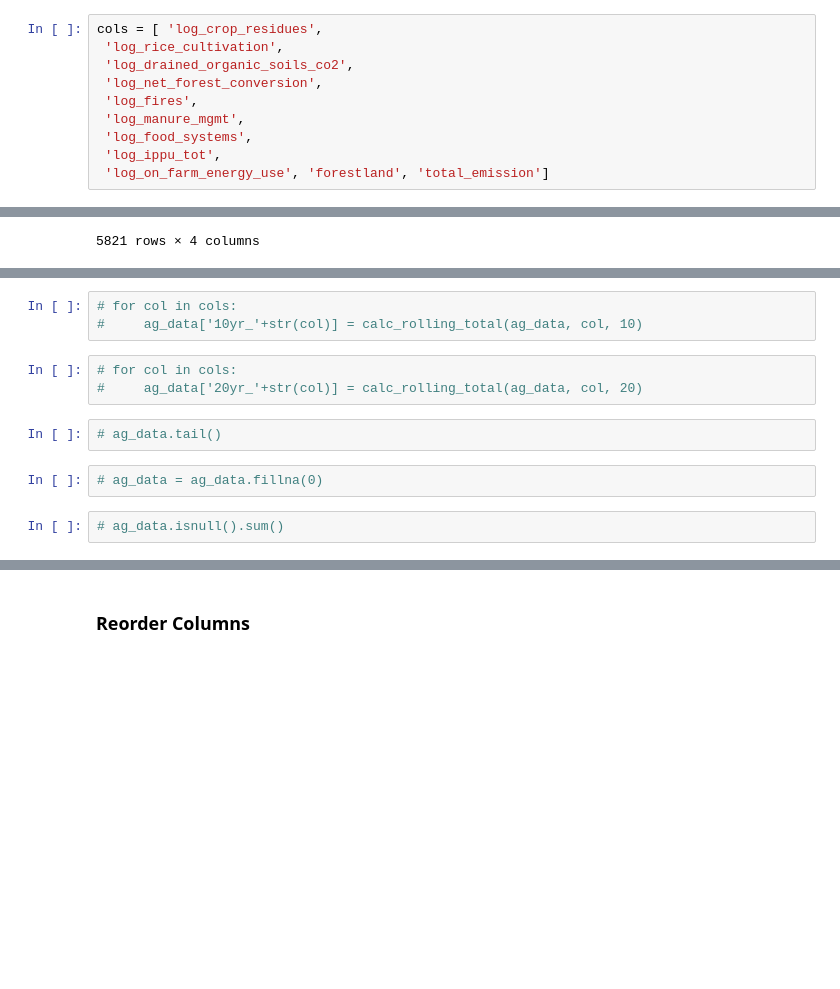
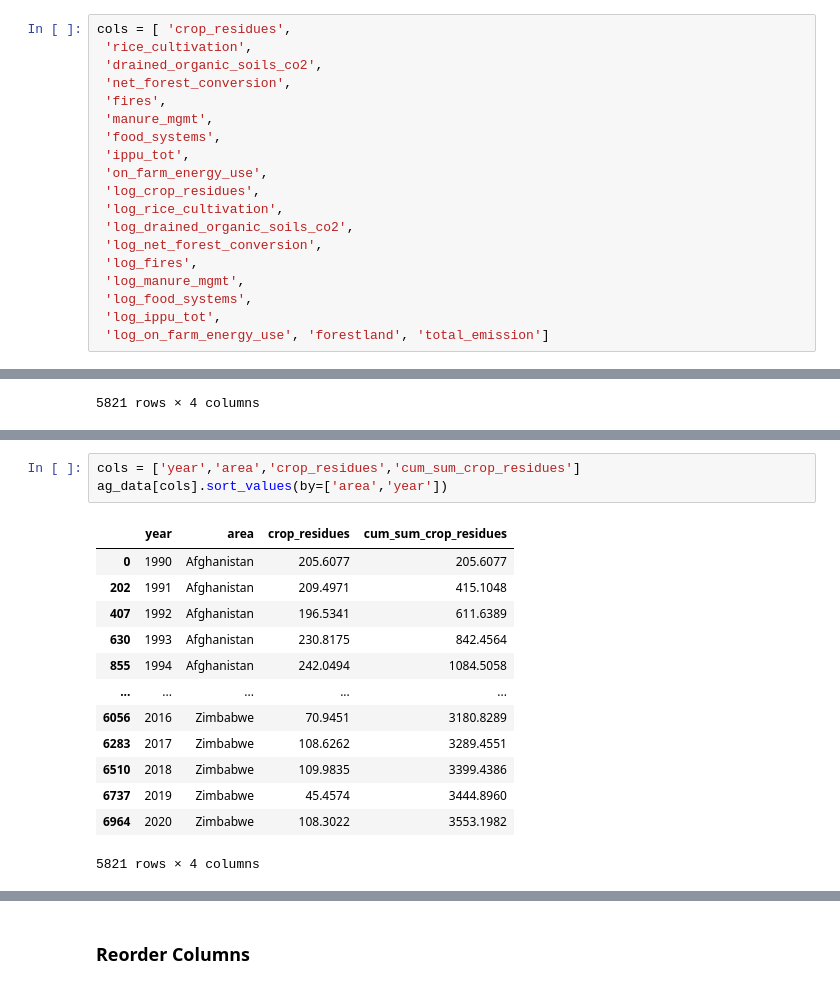
Before and after one commit to fayesimone/agriculture_emissions_prediction, a Jupyter notebook: cleaning_and_feat_eng.ipynb, the cells around one changed output, grey strips where cells are left out. Saved outputs shown, nothing was run; the diff lists cells and outputs as text; blank space fills up the shorter version.

```diff
--- a/cleaning_and_feat_eng.ipynb
+++ b/cleaning_and_feat_eng.ipynb
@@ -670,5 +666,14 @@ def calc_cum_sum(df, column):
 # %%
-cols = [ 'log_crop_residues',
+cols = [ 'crop_residues',
+ 'rice_cultivation',
+ 'drained_organic_soils_co2',
+ 'net_forest_conversion',
+ 'fires',
+ 'manure_mgmt',
+ 'food_systems',
+ 'ippu_tot',
+ 'on_farm_energy_use',
+ 'log_crop_residues',
  'log_rice_cultivation',
  'log_drained_organic_soils_co2',
  'log_net_forest_conversion',
@@ -722,15 +705,20 @@ ag_data[cols].sort_values(by=['area','year'])
-# %%
-# for col in cols:
-#     ag_data['10yr_'+str(col)] = calc_rolling_total(ag_data, col, 10)
-# %%
-# for col in cols:
-#     ag_data['20yr_'+str(col)] = calc_rolling_total(ag_data, col, 20)
-# %%
-# ag_data.tail()
-# %%
-# ag_data = ag_data.fillna(0)
-# %%
-# ag_data.isnull().sum()
+# %%
+cols = ['year','area','crop_residues','cum_sum_crop_residues']
+ag_data[cols].sort_values(by=['area','year'])
+# %% [output]
+|  | year | area | crop_residues | cum_sum_crop_residues |
+| 0 | 1990 | Afghanistan | 205.6077 | 205.6077 |
+| 202 | 1991 | Afghanistan | 209.4971 | 415.1048 |
+| 407 | 1992 | Afghanistan | 196.5341 | 611.6389 |
+| 630 | 1993 | Afghanistan | 230.8175 | 842.4564 |
+| 855 | 1994 | Afghanistan | 242.0494 | 1084.5058 |
+| ... | ... | ... | ... | ... |
+| 6056 | 2016 | Zimbabwe | 70.9451 | 3180.8289 |
+| 6283 | 2017 | Zimbabwe | 108.6262 | 3289.4551 |
+| 6510 | 2018 | Zimbabwe | 109.9835 | 3399.4386 |
+| 6737 | 2019 | Zimbabwe | 45.4574 | 3444.8960 |
+| 6964 | 2020 | Zimbabwe | 108.3022 | 3553.1982 |
+5821 rows × 4 columns
 # %%
 ag_data.columns
 # %% [output]
```
Also changed, not shown: parts of 11 cells of this notebook, 3 other files.
